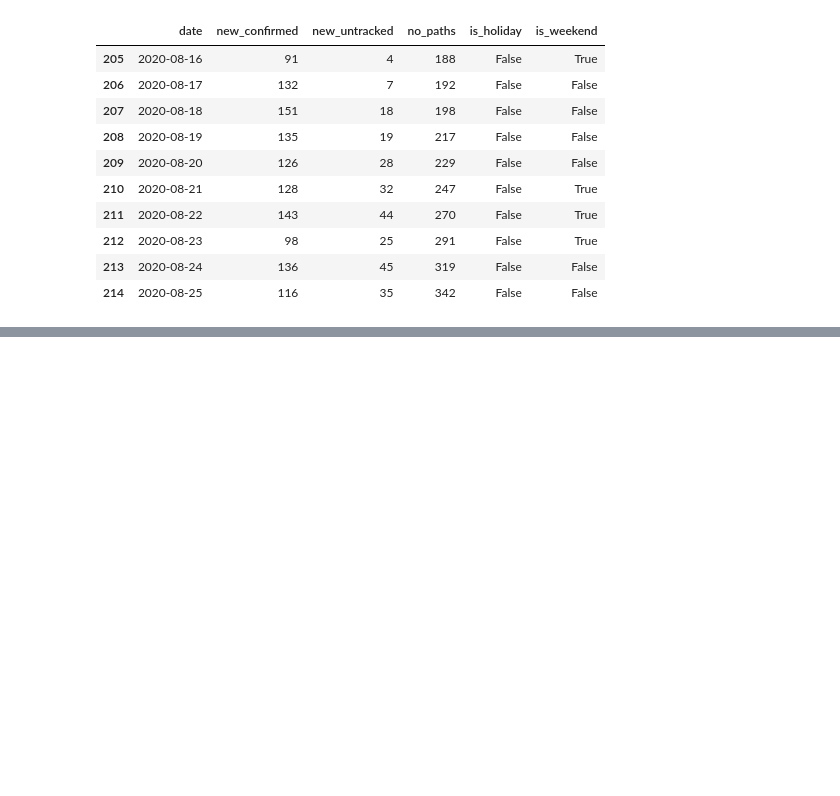
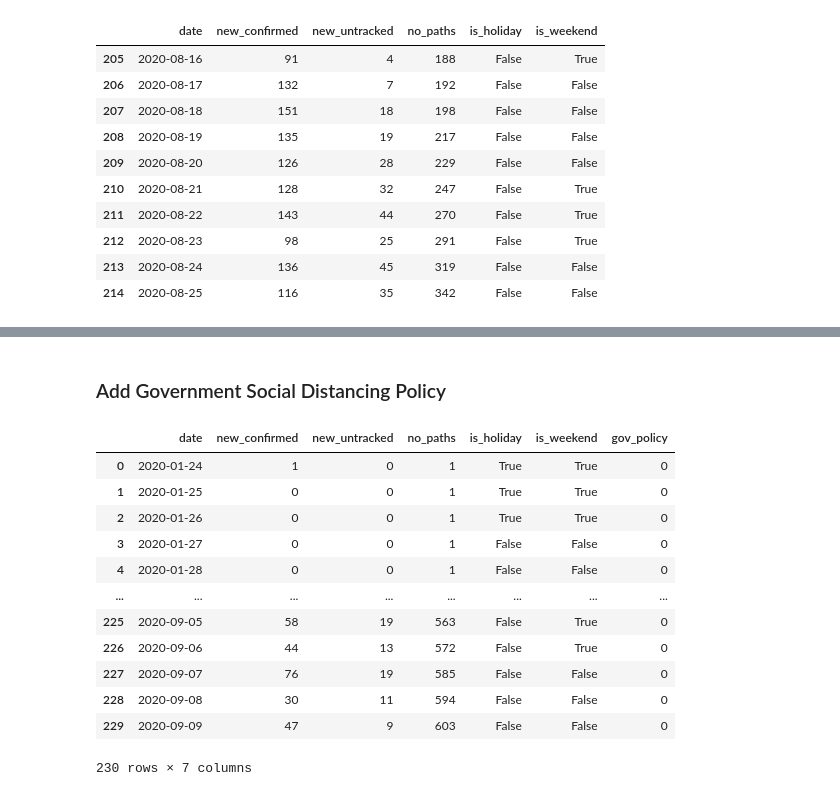
Before and after one commit to snoop2head/covid19_unknown_spread, a Jupyter notebook: wrangle_prediction.ipynb, the cells around one changed output, grey strips where cells are left out. Saved outputs shown, nothing was run; the diff lists cells and outputs as text; code cells hidden in the pictures; blank space fills up the shorter version.

```diff
--- a/wrangle_prediction.ipynb
+++ b/wrangle_prediction.ipynb
@@ -468,0 +483,19 @@ df_train[-25:-15]
+# %% [markdown]
+### Add Government Social Distancing Policy
+# %%
+df_train["gov_policy"] = 0
+df_train
+# %% [output]
+|  | date | new_confirmed | new_untracked | no_paths | is_holiday | is_weekend | gov_policy |
+| 0 | 2020-01-24 | 1 | 0 | 1 | True | True | 0 |
+| 1 | 2020-01-25 | 0 | 0 | 1 | True | True | 0 |
+| 2 | 2020-01-26 | 0 | 0 | 1 | True | True | 0 |
+| 3 | 2020-01-27 | 0 | 0 | 1 | False | False | 0 |
+| 4 | 2020-01-28 | 0 | 0 | 1 | False | False | 0 |
+| ... | ... | ... | ... | ... | ... | ... | ... |
+| 225 | 2020-09-05 | 58 | 19 | 563 | False | True | 0 |
+| 226 | 2020-09-06 | 44 | 13 | 572 | False | True | 0 |
+| 227 | 2020-09-07 | 76 | 19 | 585 | False | False | 0 |
+| 228 | 2020-09-08 | 30 | 11 | 594 | False | False | 0 |
+| 229 | 2020-09-09 | 47 | 9 | 603 | False | False | 0 |
+230 rows × 7 columns
```
Also changed, not shown: parts of 7 cells of this notebook, 4 other files.
